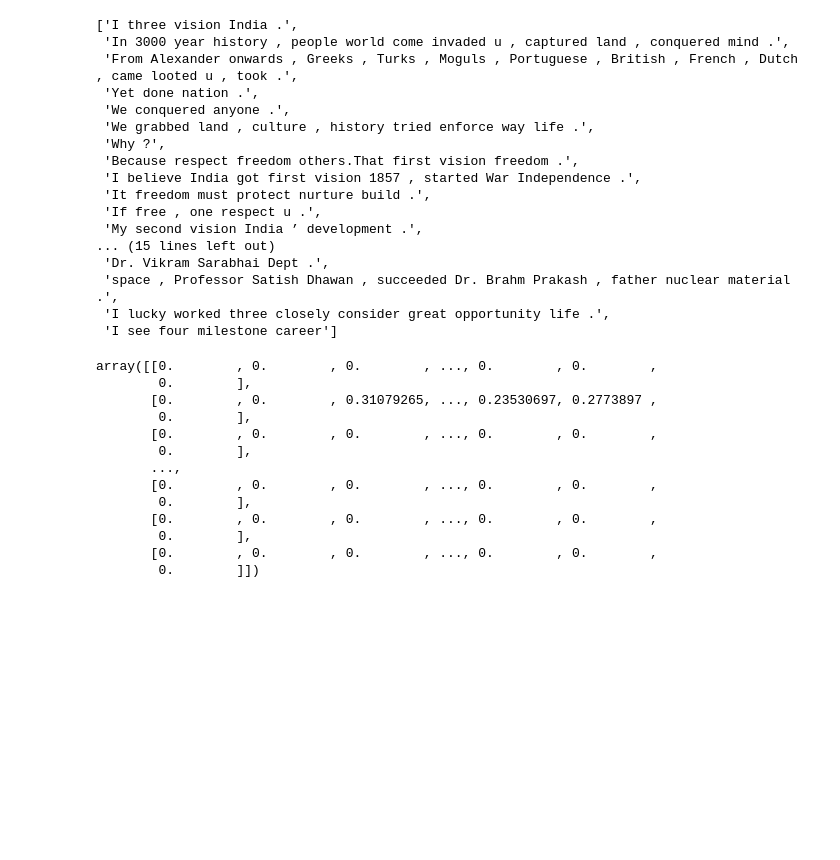
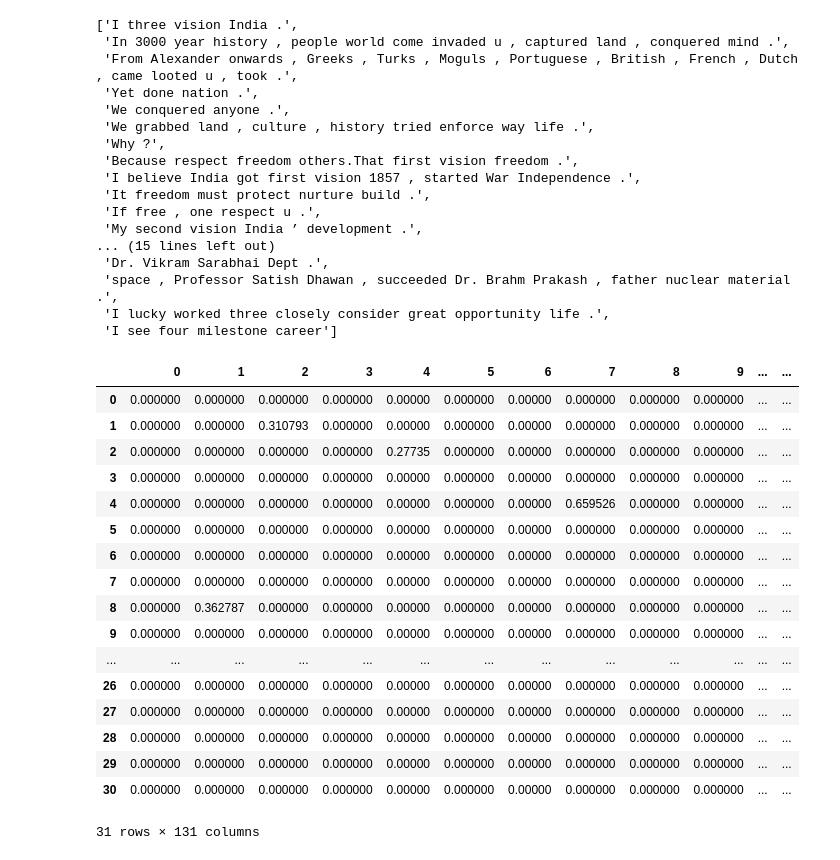
Before and after one commit to Rishab8077/Natural-Language-Processing, a Jupyter notebook: NLP.ipynb, the cells around one changed output. Saved outputs shown, nothing was run; the diff lists cells and outputs as text; code cells hidden in the pictures; blank space fills up the shorter version.

```diff
--- a/NLP.ipynb
+++ b/NLP.ipynb
@@ -236,19 +249,24 @@ sentence
 from sklearn.feature_extraction.text import TfidfVectorizer
 tfidf=TfidfVectorizer()
 Y=tfidf.fit_transform(sentence).toarray()
-# %%
-Y
-# %% [output]
-array([[0.        , 0.        , 0.        , ..., 0.        , 0.        ,
-        0.        ],
-       [0.        , 0.        , 0.31079265, ..., 0.23530697, 0.2773897 ,
-        0.        ],
-       [0.        , 0.        , 0.        , ..., 0.        , 0.        ,
-        0.        ],
-       ...,
-       [0.        , 0.        , 0.        , ..., 0.        , 0.        ,
-        0.        ],
-       [0.        , 0.        , 0.        , ..., 0.        , 0.        ,
-        0.        ],
-       [0.        , 0.        , 0.        , ..., 0.        , 0.        ,
-        0.        ]])
+# %%
+pd.DataFrame(Y)
+# %% [output]
+|  | 0 | 1 | 2 | 3 | 4 | 5 | 6 | 7 | 8 | 9 | ... | ... |
+| 0 | 0.000000 | 0.000000 | 0.000000 | 0.000000 | 0.00000 | 0.000000 | 0.00000 | 0.000000 | 0.000000 | 0.000000 | ... | ... |
+| 1 | 0.000000 | 0.000000 | 0.310793 | 0.000000 | 0.00000 | 0.000000 | 0.00000 | 0.000000 | 0.000000 | 0.000000 | ... | ... |
+| 2 | 0.000000 | 0.000000 | 0.000000 | 0.000000 | 0.27735 | 0.000000 | 0.00000 | 0.000000 | 0.000000 | 0.000000 | ... | ... |
+| 3 | 0.000000 | 0.000000 | 0.000000 | 0.000000 | 0.00000 | 0.000000 | 0.00000 | 0.000000 | 0.000000 | 0.000000 | ... | ... |
+| 4 | 0.000000 | 0.000000 | 0.000000 | 0.000000 | 0.00000 | 0.000000 | 0.00000 | 0.659526 | 0.000000 | 0.000000 | ... | ... |
+| 5 | 0.000000 | 0.000000 | 0.000000 | 0.000000 | 0.00000 | 0.000000 | 0.00000 | 0.000000 | 0.000000 | 0.000000 | ... | ... |
+| 6 | 0.000000 | 0.000000 | 0.000000 | 0.000000 | 0.00000 | 0.000000 | 0.00000 | 0.000000 | 0.000000 | 0.000000 | ... | ... |
+| 7 | 0.000000 | 0.000000 | 0.000000 | 0.000000 | 0.00000 | 0.000000 | 0.00000 | 0.000000 | 0.000000 | 0.000000 | ... | ... |
+| 8 | 0.000000 | 0.362787 | 0.000000 | 0.000000 | 0.00000 | 0.000000 | 0.00000 | 0.000000 | 0.000000 | 0.000000 | ... | ... |
+| 9 | 0.000000 | 0.000000 | 0.000000 | 0.000000 | 0.00000 | 0.000000 | 0.00000 | 0.000000 | 0.000000 | 0.000000 | ... | ... |
+| ... | ... | ... | ... | ... | ... | ... | ... | ... | ... | ... | ... | ... |
+| 26 | 0.000000 | 0.000000 | 0.000000 | 0.000000 | 0.00000 | 0.000000 | 0.00000 | 0.000000 | 0.000000 | 0.000000 | ... | ... |
+| 27 | 0.000000 | 0.000000 | 0.000000 | 0.000000 | 0.00000 | 0.000000 | 0.00000 | 0.000000 | 0.000000 | 0.000000 | ... | ... |
+| 28 | 0.000000 | 0.000000 | 0.000000 | 0.000000 | 0.00000 | 0.000000 | 0.00000 | 0.000000 | 0.000000 | 0.000000 | ... | ... |
+| 29 | 0.000000 | 0.000000 | 0.000000 | 0.000000 | 0.00000 | 0.000000 | 0.00000 | 0.000000 | 0.000000 | 0.000000 | ... | ... |
+| 30 | 0.000000 | 0.000000 | 0.000000 | 0.000000 | 0.00000 | 0.000000 | 0.00000 | 0.000000 | 0.000000 | 0.000000 | ... | ... |
+31 rows × 131 columns
```
Also changed, not shown: parts of 3 cells of this notebook, 2 other files.
